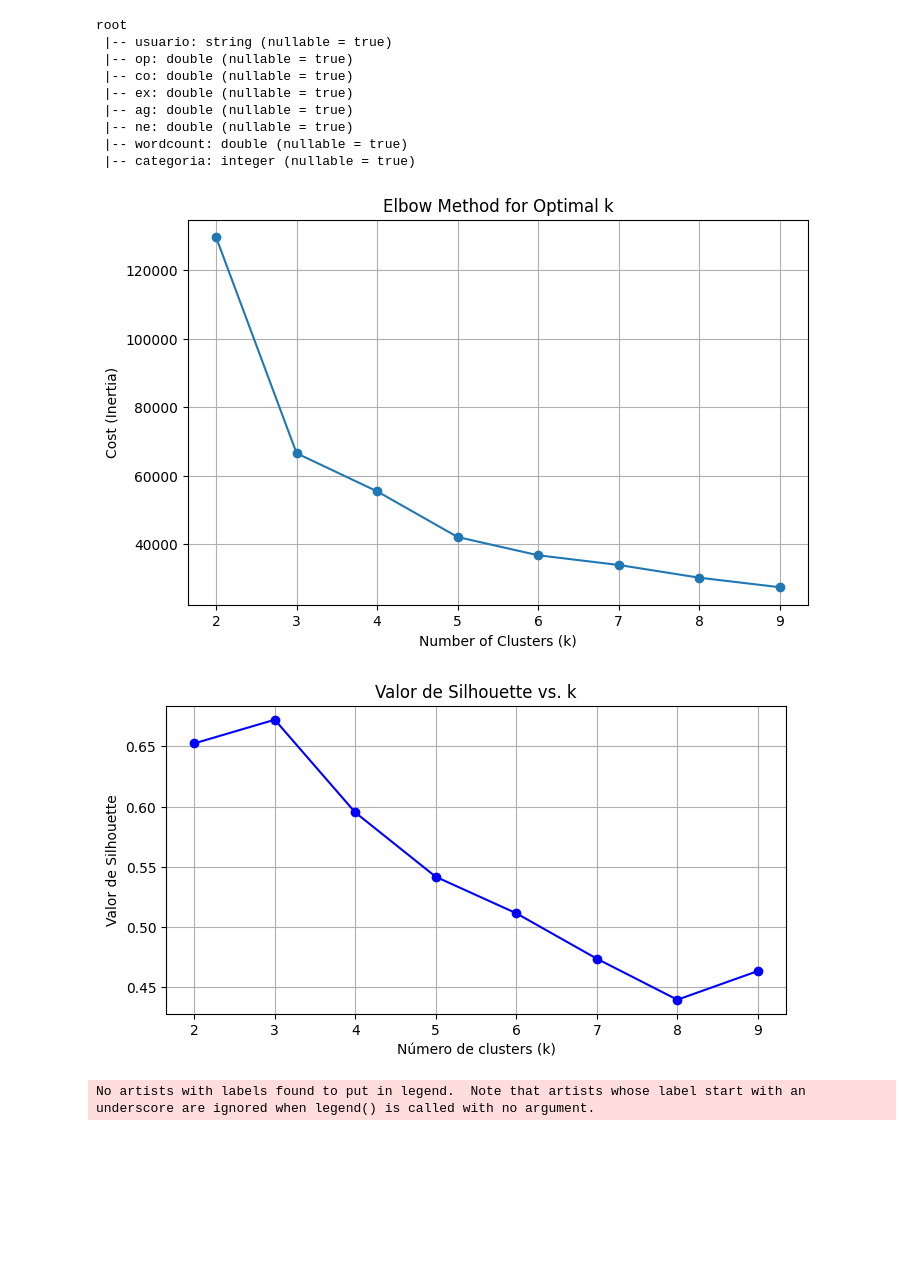
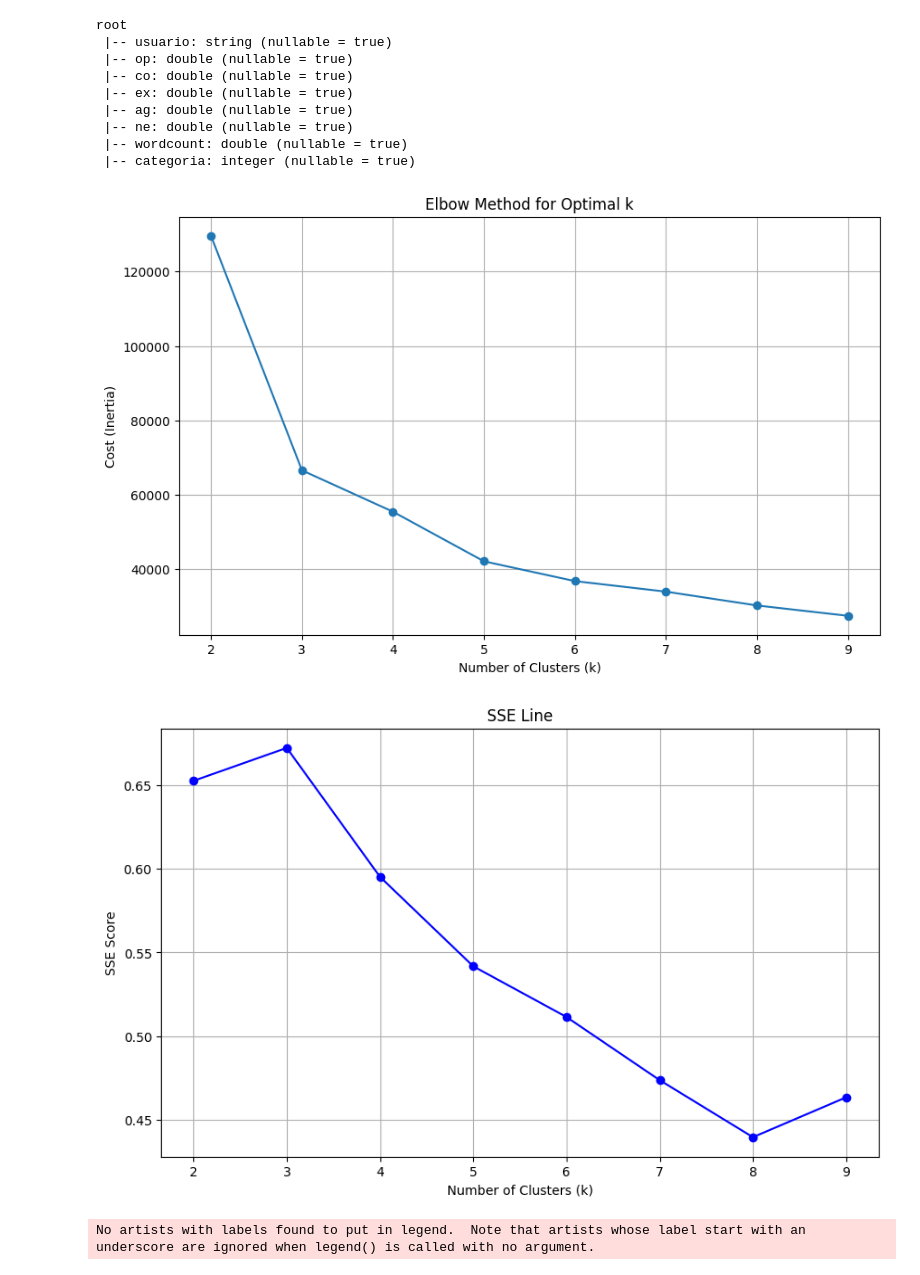
Before and after one commit to 4phr0d1t3/Escuela-Superior-de-Computo, a Jupyter notebook: Big-Data/p2/p2.ipynb, the cells around one changed output. Saved outputs shown, nothing was run; the diff lists cells and outputs as text; code cells hidden in the pictures; blank space fills up the shorter version.

```diff
--- a/Big-Data/p2/p2.ipynb
+++ b/Big-Data/p2/p2.ipynb
@@ -53,42 +53,41 @@ final_data = vect_assembler.transform(df)
 # %%
 import matplotlib.pyplot as plt
 from pyspark.ml.clustering import KMeans
 from pyspark.ml.evaluation import ClusteringEvaluator
 
 costs = []
 sse = []
 K = 10
+
 for k in range(2, K):
 	kmeans = KMeans().setK(k).setSeed(1)
 	model = kmeans.fit(final_data)
 	cost = model.summary.trainingCost
 	costs.append(cost)
 
-    # Calcular SSE
 	predictions = model.transform(final_data)
 	evaluator = ClusteringEvaluator()
 	silhouette = evaluator.evaluate(predictions)
 	sse.append(silhouette)
 
-
-plt.figure(figsize=(8, 5))
+plt.figure(figsize=(10, 6))
 plt.plot(range(2, K), costs, marker='o', linestyle='-')
 plt.xlabel('Number of Clusters (k)')
 plt.ylabel('Cost (Inertia)')
 plt.title('Elbow Method for Optimal k')
 plt.grid(True)
 plt.show()
 
-plt.figure(figsize=(8, 4))
+plt.figure(figsize=(10, 6))
 plt.plot(range(2, K), sse, marker='o', linestyle='-', color='b')
-plt.xlabel('Número de clusters (k)')
-plt.ylabel('Valor de Silhouette')
-plt.title('Valor de Silhouette vs. k')
+plt.xlabel('Number of Clusters (k)')
+plt.ylabel('SSE Score')
+plt.title('SSE Line')
 plt.grid(True)
 plt.show()
 # %% [output]
-[figure, old version]
+[figure, new version]
-[figure, old version]
+[figure, new version]
 # %%
 k = 3
 
```
Also changed, not shown: parts of 1 cell of this notebook, 2 other files.
